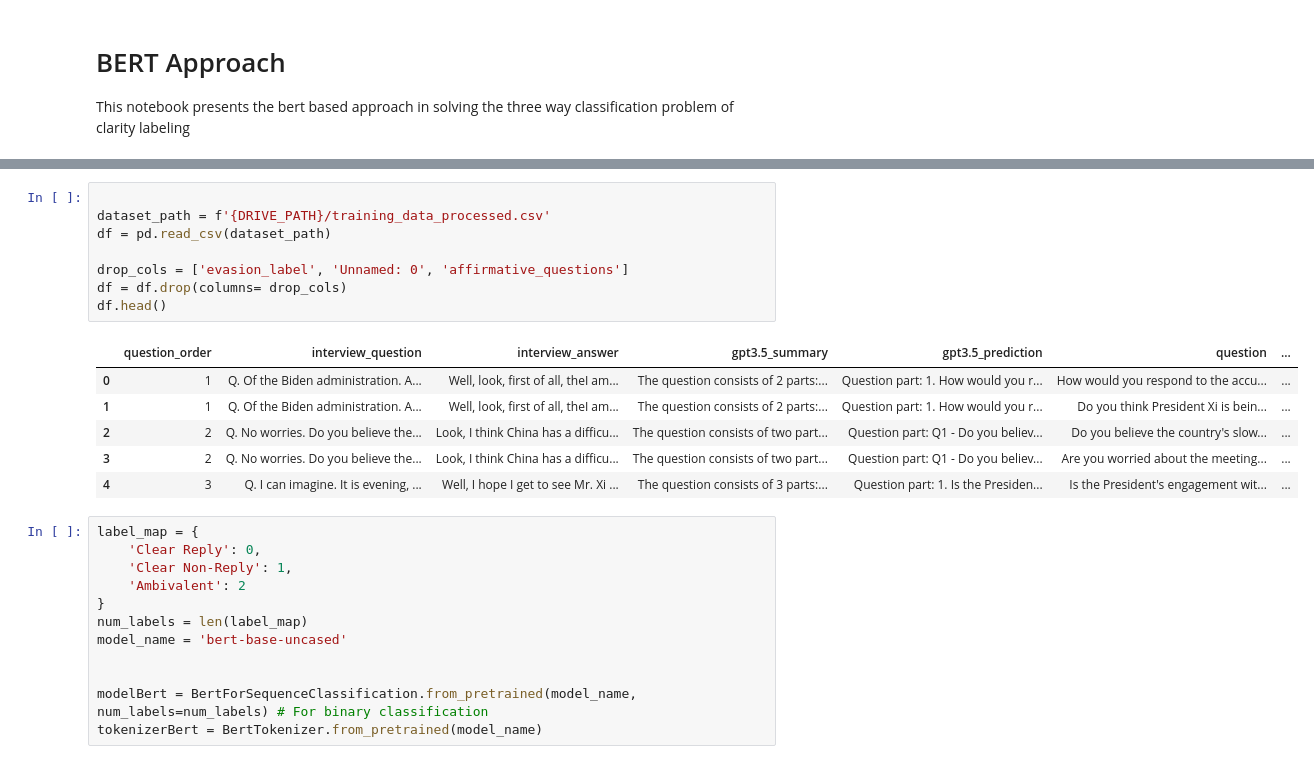
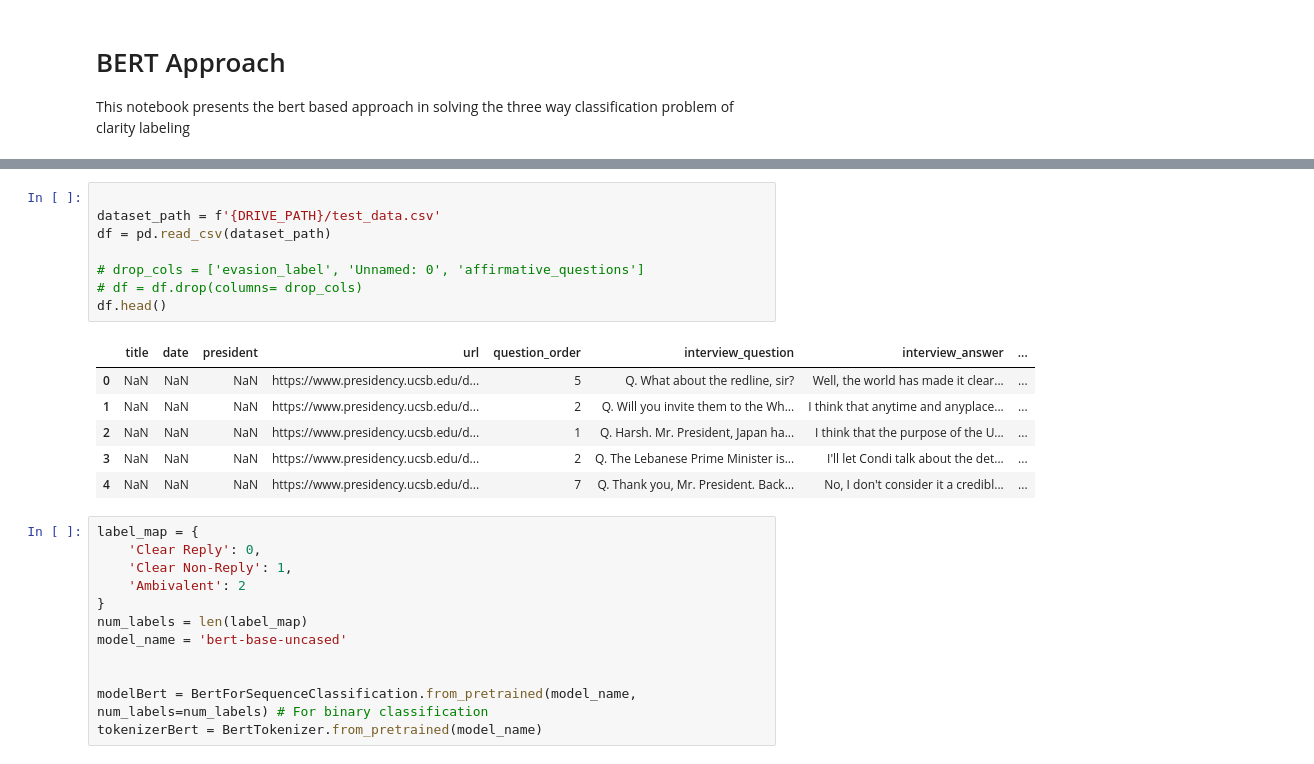
Before and after one commit to emni8523/nlp_semeval, a Jupyter notebook: notebooks/bert_model.ipynb, the cells around one changed output, grey strips where cells are left out. Saved outputs shown, nothing was run; the diff lists cells and outputs as text.

Commit message:
added compatibility with evasion label

```diff
--- a/notebooks/bert_model.ipynb
+++ b/notebooks/bert_model.ipynb
@@ -30,19 +29,19 @@ Drive already mounted at /content/drive; to attempt to forcibly remount, call dr
 Drive mounted and directory checked at: /content/drive/MyDrive/dataset
 # %%
 
-dataset_path = f'{DRIVE_PATH}/training_data_processed.csv'
+dataset_path = f'{DRIVE_PATH}/test_data.csv'
 df = pd.read_csv(dataset_path)
 
-drop_cols = ['evasion_label', 'Unnamed: 0', 'affirmative_questions']
-df = df.drop(columns= drop_cols)
+# drop_cols = ['evasion_label', 'Unnamed: 0', 'affirmative_questions']
+# df = df.drop(columns= drop_cols)
 df.head()
 # %% [output]
-|  | question_order | interview_question | interview_answer | gpt3.5_summary | gpt3.5_prediction | question | ... |
-| 0 | 1 | Q. Of the Biden administration. A... | Well, look, first of all, theI am... | The question consists of 2 parts:... | Question part: 1. How would you r... | How would you respond to the accu... | ... |
-| 1 | 1 | Q. Of the Biden administration. A... | Well, look, first of all, theI am... | The question consists of 2 parts:... | Question part: 1. How would you r... | Do you think President Xi is bein... | ... |
-| 2 | 2 | Q. No worries. Do you believe the... | Look, I think China has a difficu... | The question consists of two part... | Question part: Q1 - Do you believ... | Do you believe the country's slow... | ... |
-| 3 | 2 | Q. No worries. Do you believe the... | Look, I think China has a difficu... | The question consists of two part... | Question part: Q1 - Do you believ... | Are you worried about the meeting... | ... |
-| 4 | 3 | Q. I can imagine. It is evening, ... | Well, I hope I get to see Mr. Xi ... | The question consists of 3 parts:... | Question part: 1. Is the Presiden... | Is the President's engagement wit... | ... |
+|  | title | date | president | url | question_order | interview_question | interview_answer | ... |
+| 0 | NaN | NaN | NaN | https://www.presidency.ucsb.edu/d... | 5 | Q. What about the redline, sir? | Well, the world has made it clear... | ... |
+| 1 | NaN | NaN | NaN | https://www.presidency.ucsb.edu/d... | 2 | Q. Will you invite them to the Wh... | I think that anytime and anyplace... | ... |
+| 2 | NaN | NaN | NaN | https://www.presidency.ucsb.edu/d... | 1 | Q. Harsh. Mr. President, Japan ha... | I think that the purpose of the U... | ... |
+| 3 | NaN | NaN | NaN | https://www.presidency.ucsb.edu/d... | 2 | Q. The Lebanese Prime Minister is... | I'll let Condi talk about the det... | ... |
+| 4 | NaN | NaN | NaN | https://www.presidency.ucsb.edu/d... | 7 | Q. Thank you, Mr. President. Back... | No, I don't consider it a credibl... | ... |
 # %%
 label_map = {
     'Clear Reply': 0,
```
Also changed, not shown: parts of 5 cells of this notebook.
